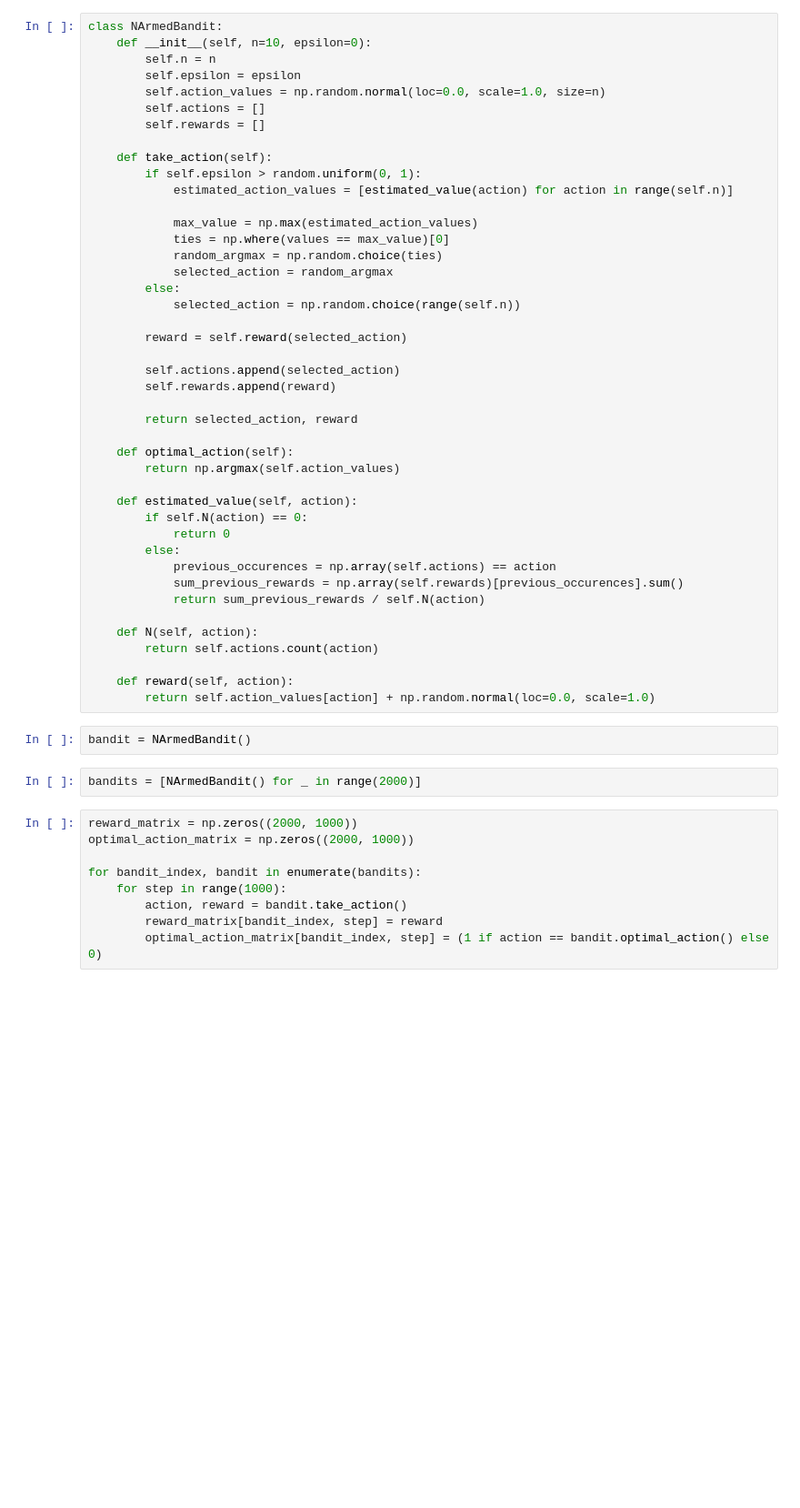
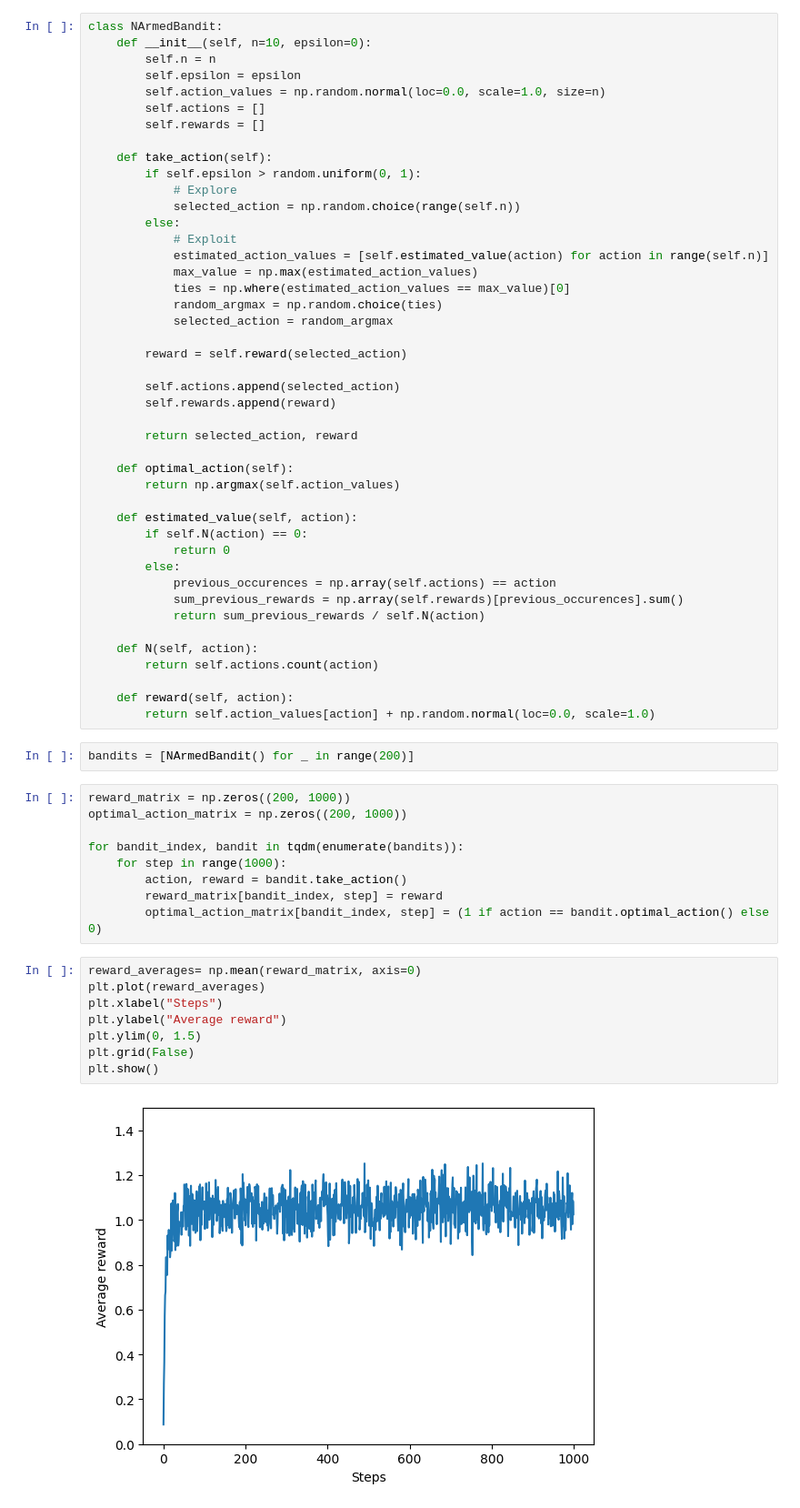
Before and after one commit to mattiasgullstrand/sutton_barto, a Jupyter notebook: 10-armed_testbed.ipynb, the cells around one changed output. Shown at 91% size. Cells and saved outputs as stored; diff of their text form; blank space fills up the shorter version.

```diff
--- a/10-armed_testbed.ipynb
+++ b/10-armed_testbed.ipynb
@@ -13,14 +14,15 @@ class NArmedBandit:
 
     def take_action(self):
         if self.epsilon > random.uniform(0, 1):
-            estimated_action_values = [estimated_value(action) for action in range(self.n)]
-
+            # Explore
+            selected_action = np.random.choice(range(self.n))
+        else:
+            # Exploit
+            estimated_action_values = [self.estimated_value(action) for action in range(self.n)]
             max_value = np.max(estimated_action_values)
-            ties = np.where(values == max_value)[0]
+            ties = np.where(estimated_action_values == max_value)[0]
             random_argmax = np.random.choice(ties)
             selected_action = random_argmax
-        else:
-            selected_action = np.random.choice(range(self.n))
 
         reward = self.reward(selected_action)
 
@@ -45,17 +47,25 @@ class NArmedBandit:
 
     def reward(self, action):
         return self.action_values[action] + np.random.normal(loc=0.0, scale=1.0)
-# %%
-bandit = NArmedBandit()
 # %%
-bandits = [NArmedBandit() for _ in range(2000)]
+bandits = [NArmedBandit() for _ in range(200)]
 # %%
-reward_matrix = np.zeros((2000, 1000))
-optimal_action_matrix = np.zeros((2000, 1000))
+reward_matrix = np.zeros((200, 1000))
+optimal_action_matrix = np.zeros((200, 1000))
 
-for bandit_index, bandit in enumerate(bandits):
+for bandit_index, bandit in tqdm(enumerate(bandits)):
     for step in range(1000):
         action, reward = bandit.take_action()
         reward_matrix[bandit_index, step] = reward
         optimal_action_matrix[bandit_index, step] = (1 if action == bandit.optimal_action() else 0)
+# %%
+reward_averages= np.mean(reward_matrix, axis=0)
+plt.plot(reward_averages)
+plt.xlabel("Steps")
+plt.ylabel("Average reward")
+plt.ylim(0, 1.5)
+plt.grid(False)
+plt.show()
+# %% [output]
+[figure, added]
 # %%
```
Also changed, not shown: parts of 3 cells of this notebook.
